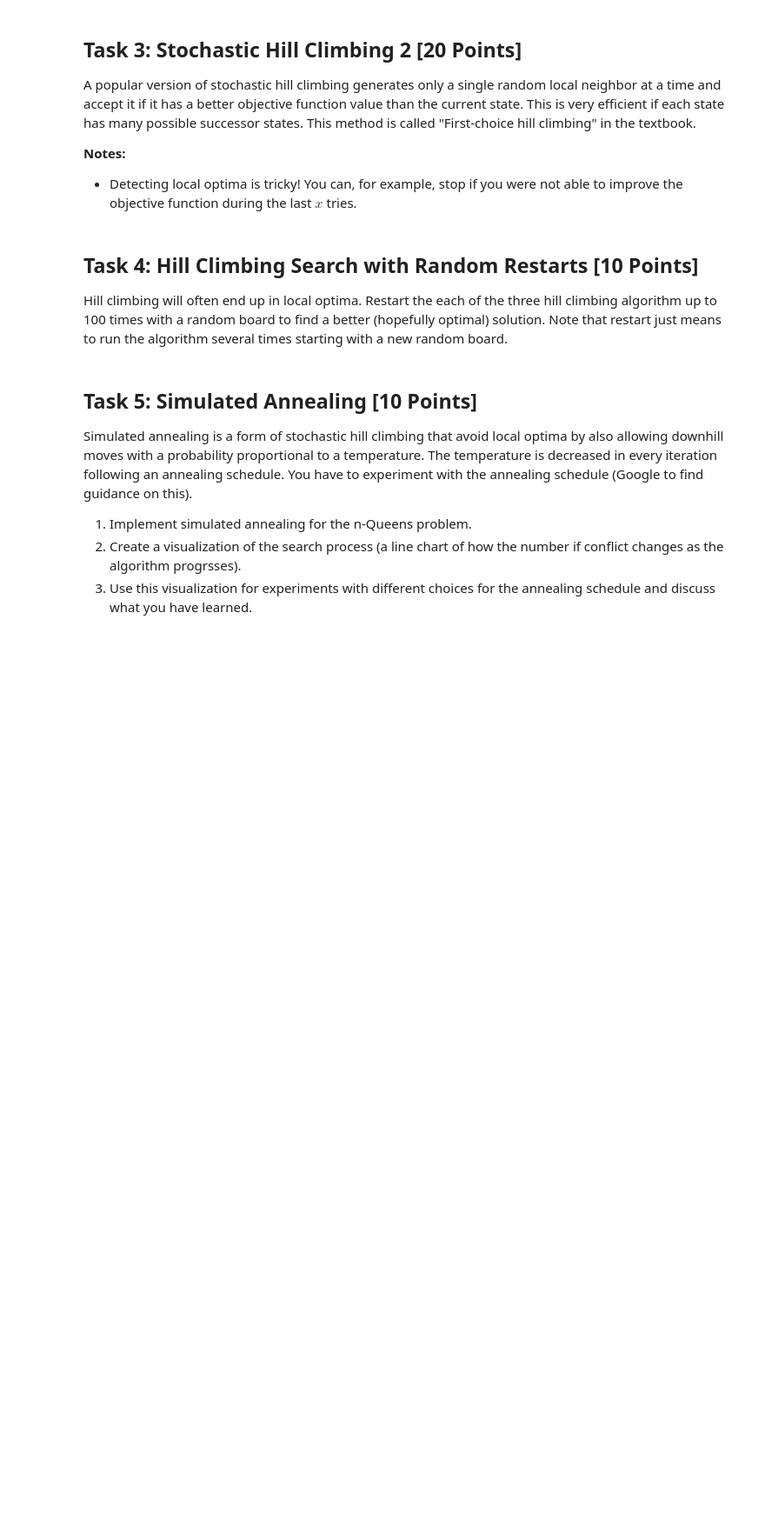
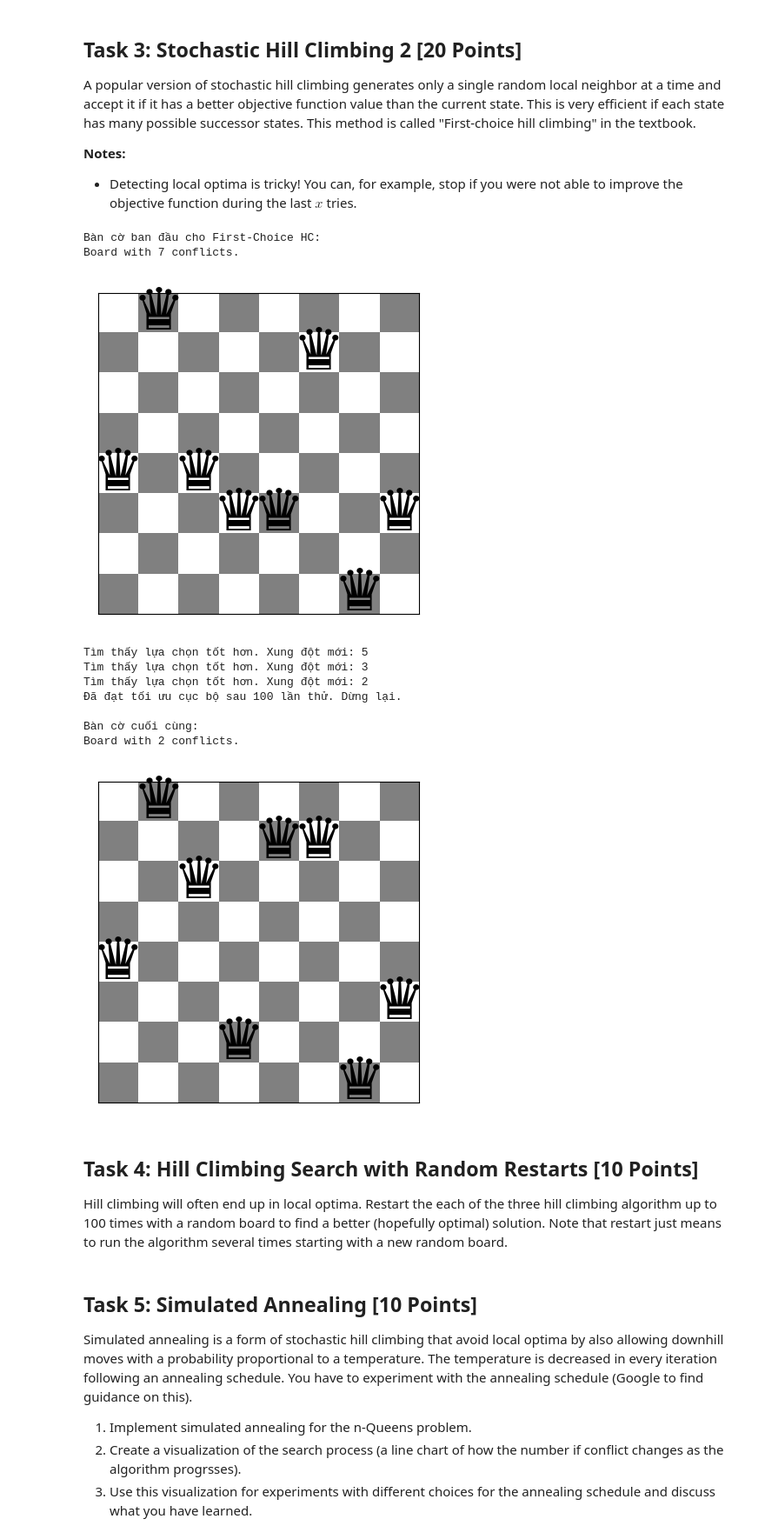
Before and after one commit to zeno1406/TTNTNC_nhom10, a Jupyter notebook: lab03 - local_search/n_queens.ipynb, the cells around one changed output. Shown at 87% size. Drawn from its saved outputs; the diff is of its cells as text; code cells hidden in the pictures; blank space fills up the shorter version.

```diff
--- a/lab03 - local_search/n_queens.ipynb
+++ b/lab03 - local_search/n_queens.ipynb
@@ -330,3 +446,24 @@ __Notes:__
+# %%
+start_board_fc = random_board(8)
+print("Bàn cờ ban đầu cho First-Choice HC:")
+show_board(start_board_fc)
+
+final_board_fc = first_choice_hill_climbing(start_board_fc)
+
+print("\nBàn cờ cuối cùng:")
+show_board(final_board_fc)
+# %% [output]
+Bàn cờ ban đầu cho First-Choice HC:
+Board with 7 conflicts.
+[figure, added]
+Tìm thấy lựa chọn tốt hơn. Xung đột mới: 5
+Tìm thấy lựa chọn tốt hơn. Xung đột mới: 3
+Tìm thấy lựa chọn tốt hơn. Xung đột mới: 2
+Đã đạt tối ưu cục bộ sau 100 lần thử. Dừng lại.
+
+Bàn cờ cuối cùng:
+Board with 2 conflicts.
+[figure, added]
 # %% [markdown]
 ## Task 4: Hill Climbing Search with Random Restarts [10 Points]
 
```
Also changed, not shown: parts of 7 cells of this notebook.
